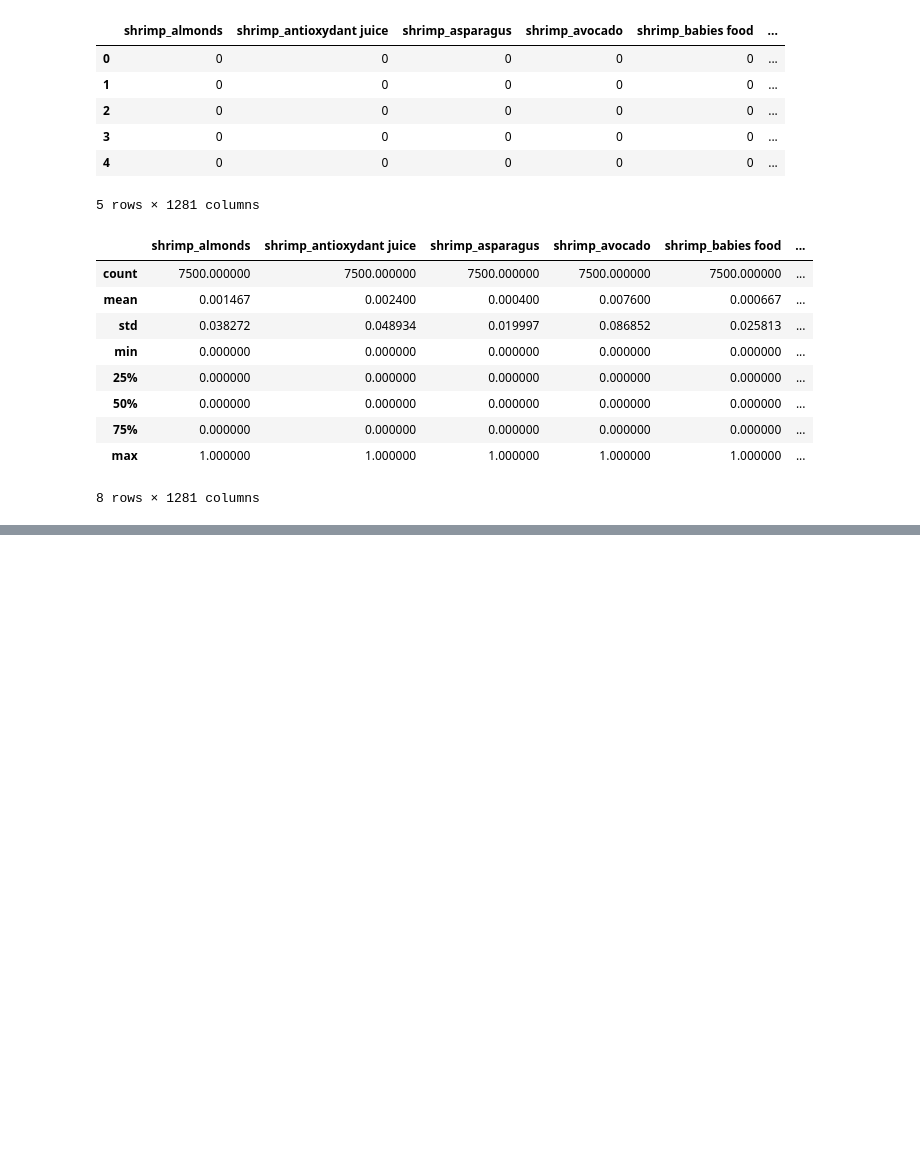
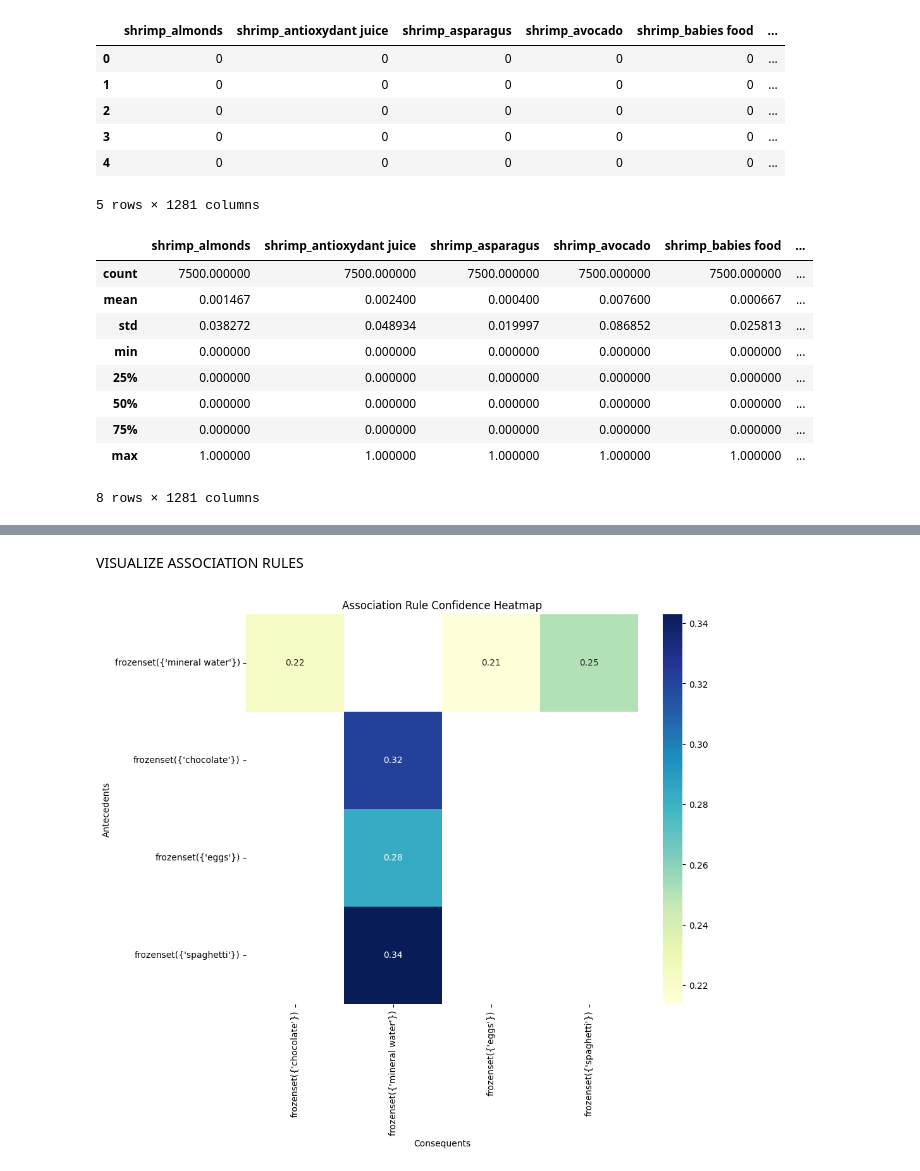
Before and after one commit to Akshithaa25/Machine_Learning_502, a Jupyter notebook: 2348502_ML_LAB_3.ipynb, the cells around one changed output, grey strips where cells are left out. Cells and saved outputs as stored; diff of their text form; code cells hidden in the pictures; blank space fills up the shorter version.

```diff
--- a/2348502_ML_LAB_3.ipynb
+++ b/2348502_ML_LAB_3.ipynb
@@ -119,0 +161,33 @@ plt.show()
+# %%
+import pandas as pd
+from mlxtend.frequent_patterns import apriori
+from mlxtend.frequent_patterns import association_rules
+from mlxtend.preprocessing import TransactionEncoder
+
+# Read the CSV file
+df = pd.read_csv('/content/drive/MyDrive/Market_Basket_Optimisation (1).csv')
+
+# Convert the transaction data into a list of lists (each list represents a transaction)
+transactions = []
+for idx, row in df.iterrows():
+    transactions.append(row.dropna().tolist())
+
+# Initialize a TransactionEncoder
+te = TransactionEncoder()
+# Transform the transaction data using the TransactionEncoder
+oht_array = te.fit(transactions).transform(transactions)
+oht_df = pd.DataFrame(oht_array, columns=te.columns_)
+
+# Apply Apriori algorithm to find frequent itemsets
+frequent_itemsets = apriori(oht_df, min_support=0.05, use_colnames=True)
+
+# Generate association rules
+association_rules_df = association_rules(frequent_itemsets, metric="lift", min_threshold=1.0)
+
+# Sort association rules by lift in descending order
+sorted_rules = association_rules_df.sort_values(by='lift', ascending=False)
+
+# Print the top association rules
+num_top_rules = 10
+print("Top Association Rules:")
+print(sorted_rules.head(num_top_rules))
@@ -119,0 +245,15 @@ plt.show()
+# %% [markdown]
+VISUALIZE ASSOCIATION RULES
+# %%
+
+
+heatmap_data = association_rules_df.pivot(index='antecedents', columns='consequents', values='confidence')
+plt.figure(figsize=(10, 8))
+sns.heatmap(heatmap_data, annot=True, cmap='YlGnBu', fmt='.2f')
+plt.title('Association Rule Confidence Heatmap')
+plt.xlabel('Consequents')
+plt.ylabel('Antecedents')
+
+plt.show()
+# %% [output]
+[figure, added]
```
Also changed, not shown: parts of 33 cells of this notebook.
